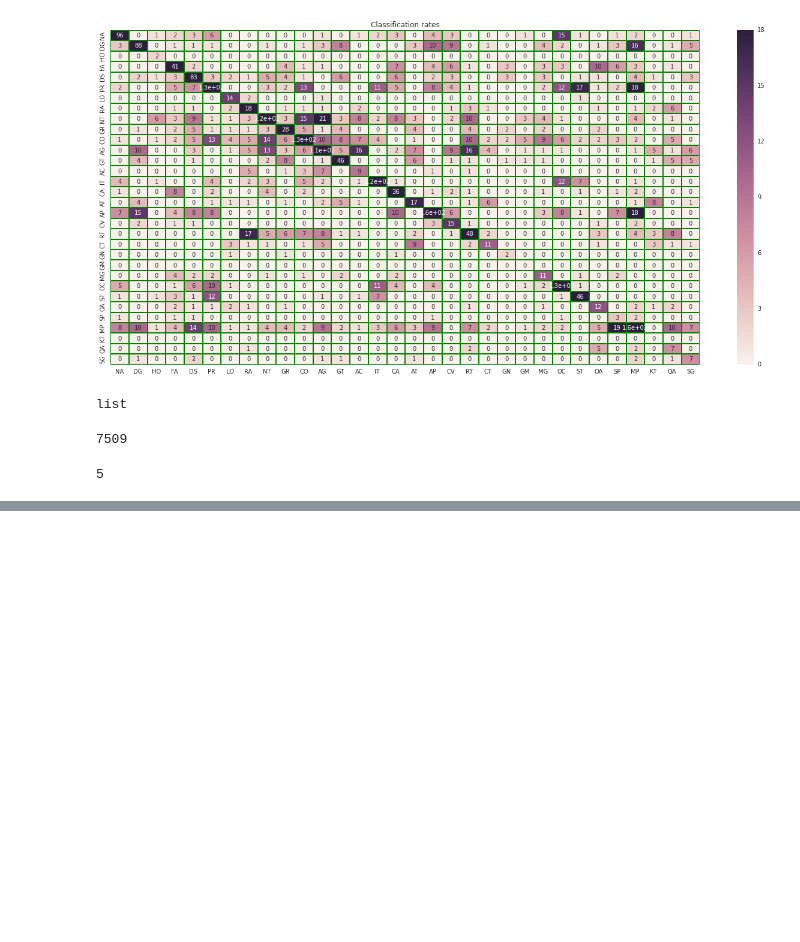
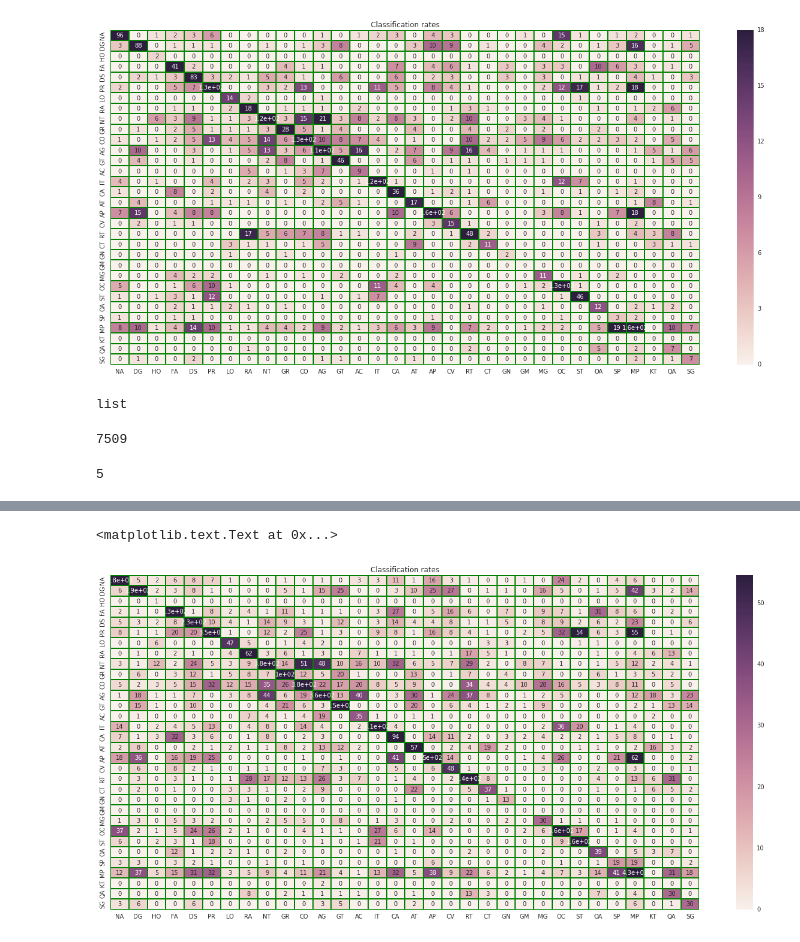
Before and after one commit to ColinFerguson/Project, a Jupyter notebook: Paper_predictions.ipynb, the cells around one changed output, grey strips where cells are left out. Cells and saved outputs as stored; diff of their text form; code cells hidden in the pictures; blank space fills up the shorter version.

```diff
--- a/Paper_predictions.ipynb
+++ b/Paper_predictions.ipynb
@@ -454,7 +572,10 @@ print 100 * (len(close)) / float(len(diffs))
 4.06058652917
 # %%
 ovr = OneVsRestClassifier(LogisticRegression(C=1, penalty='l2'), n_jobs=-1)
-ovr.fit(M, y_train)
+ovr.fit(M, targets)
+with open('ovr.pkl', 'w') as f:
+    pickle.dump(ovr, f)
+
 preds = ovr.predict(M_test)
 print ovr.score(M_test, y_test)
 print accuracy_score(preds, y_test)
@@ -753,0 +885,9 @@ for ix in range(5):
+# %%
+big_df = Heats[0]+Heats[1]+Heats[2]+Heats[3]+Heats[4]
+# %%
+plt.figure(figsize=(22,10))
+ax = sns.heatmap(big_df, annot=True, linewidths=1, robust=True, linecolor='green')
+plt.title('Classification rates')
+# %% [output]
+<matplotlib.text.Text at 0x...>
+[figure, added]
```
Also changed, not shown: parts of 37 cells of this notebook, 2 other files.
